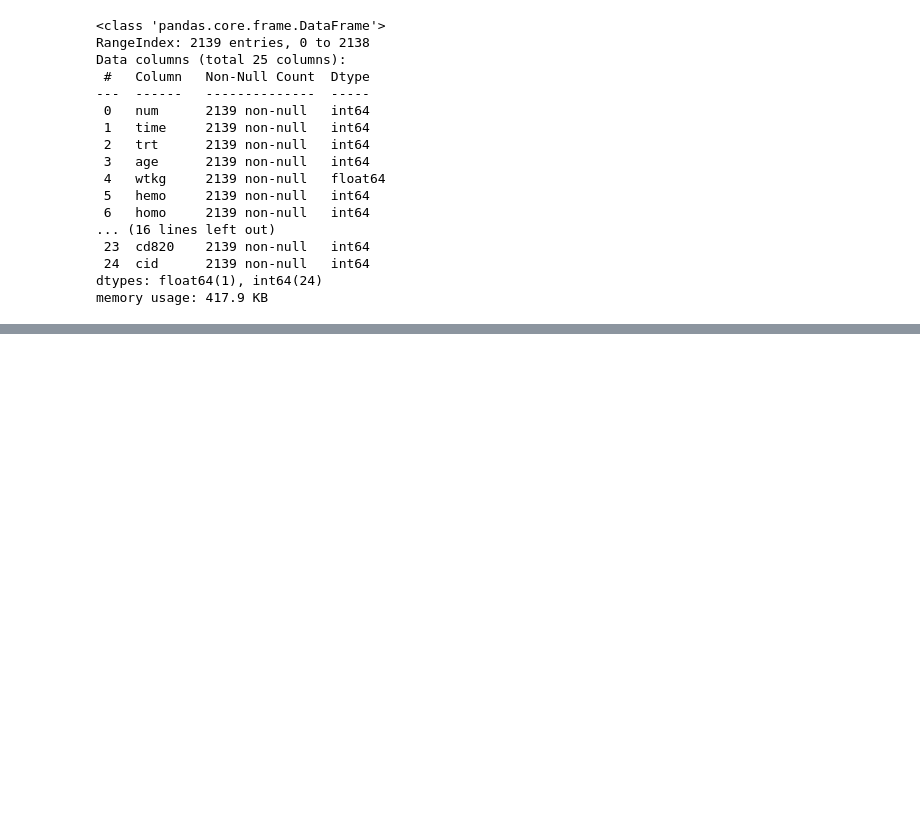
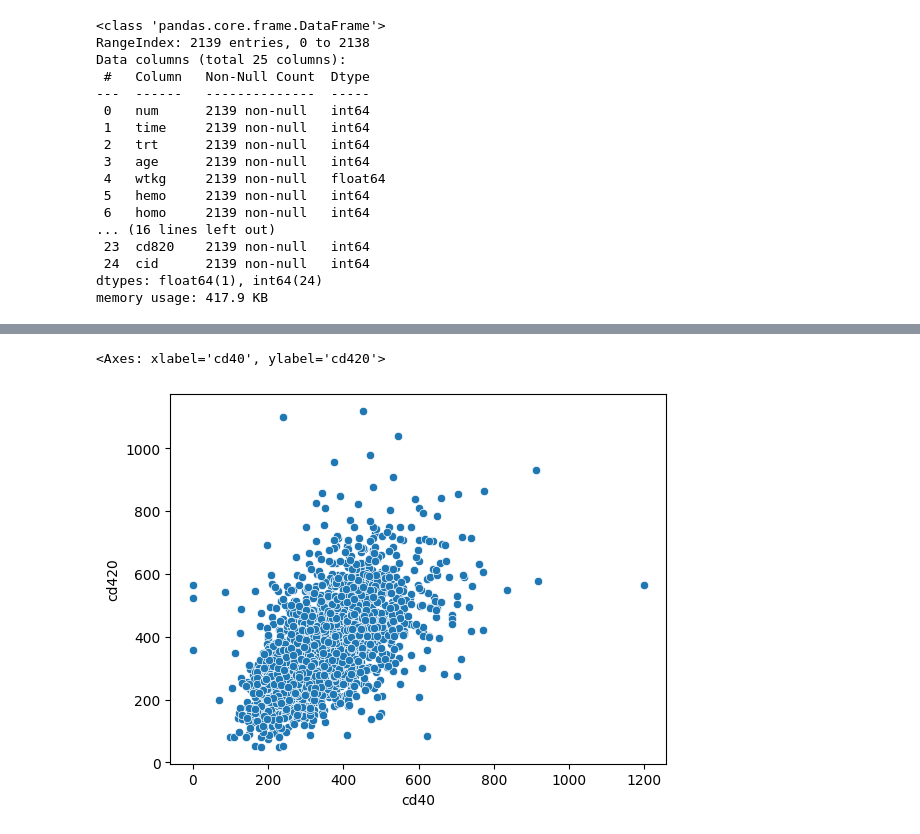
Before and after one commit to bogatyr-e/ml-prediction-aids, a Jupyter notebook: src/preprocessing.ipynb, the cells around one changed output, grey strips where cells are left out. Cells and saved outputs as stored; diff of their text form; code cells hidden in the pictures; blank space fills up the shorter version.

```diff
--- a/src/preprocessing.ipynb
+++ b/src/preprocessing.ipynb
@@ -115,0 +393,6 @@ pickle.dump(df_confusion, file_to_write)
+# %%
+# CD4 at baseline udn 20 Wochen später
+sns.scatterplot(aidsnum, x='cd40', y='cd420')
+# %% [output]
+<Axes: xlabel='cd40', ylabel='cd420'>
+[figure, added]
```
Also changed, not shown: parts of 80 cells of this notebook, 4 other files.
